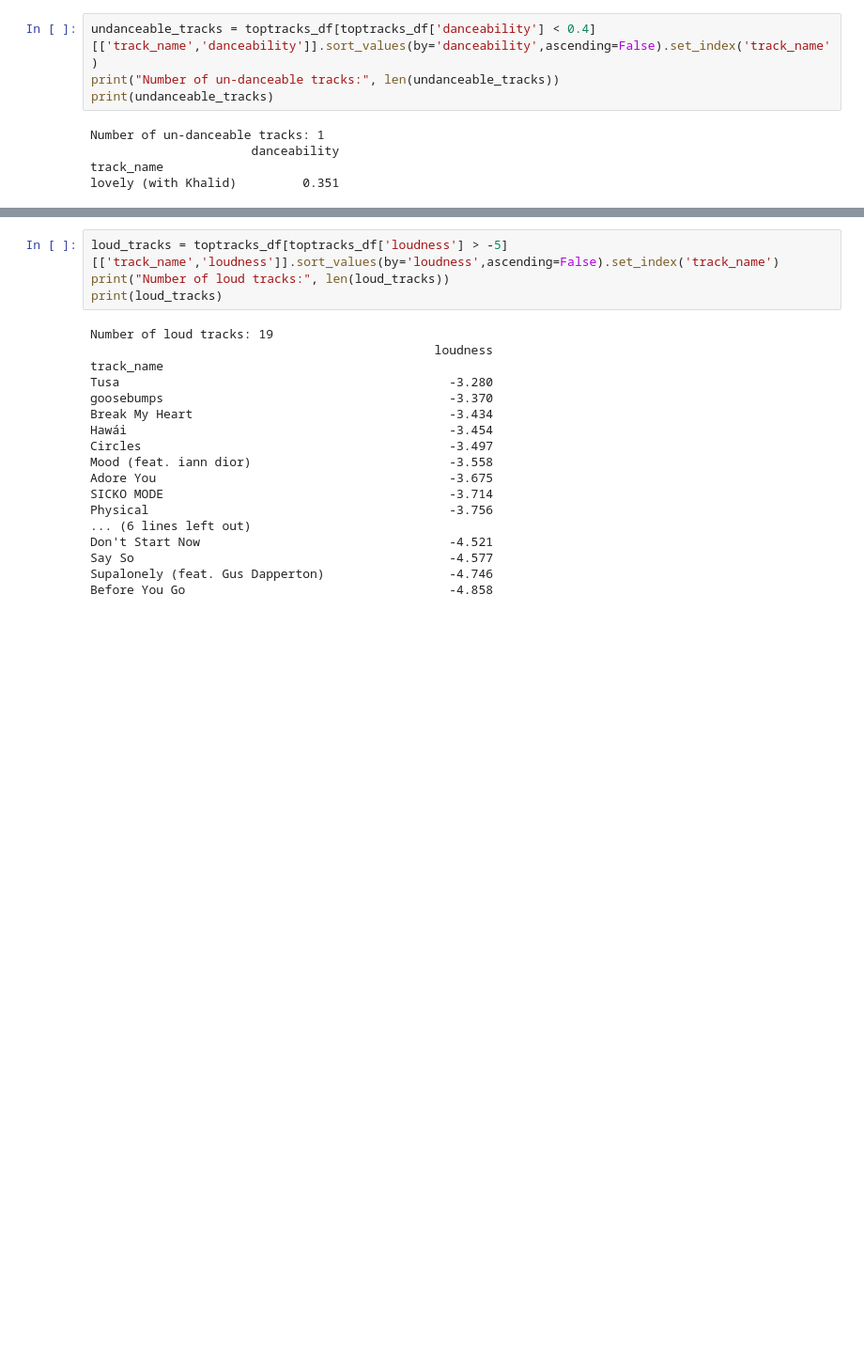
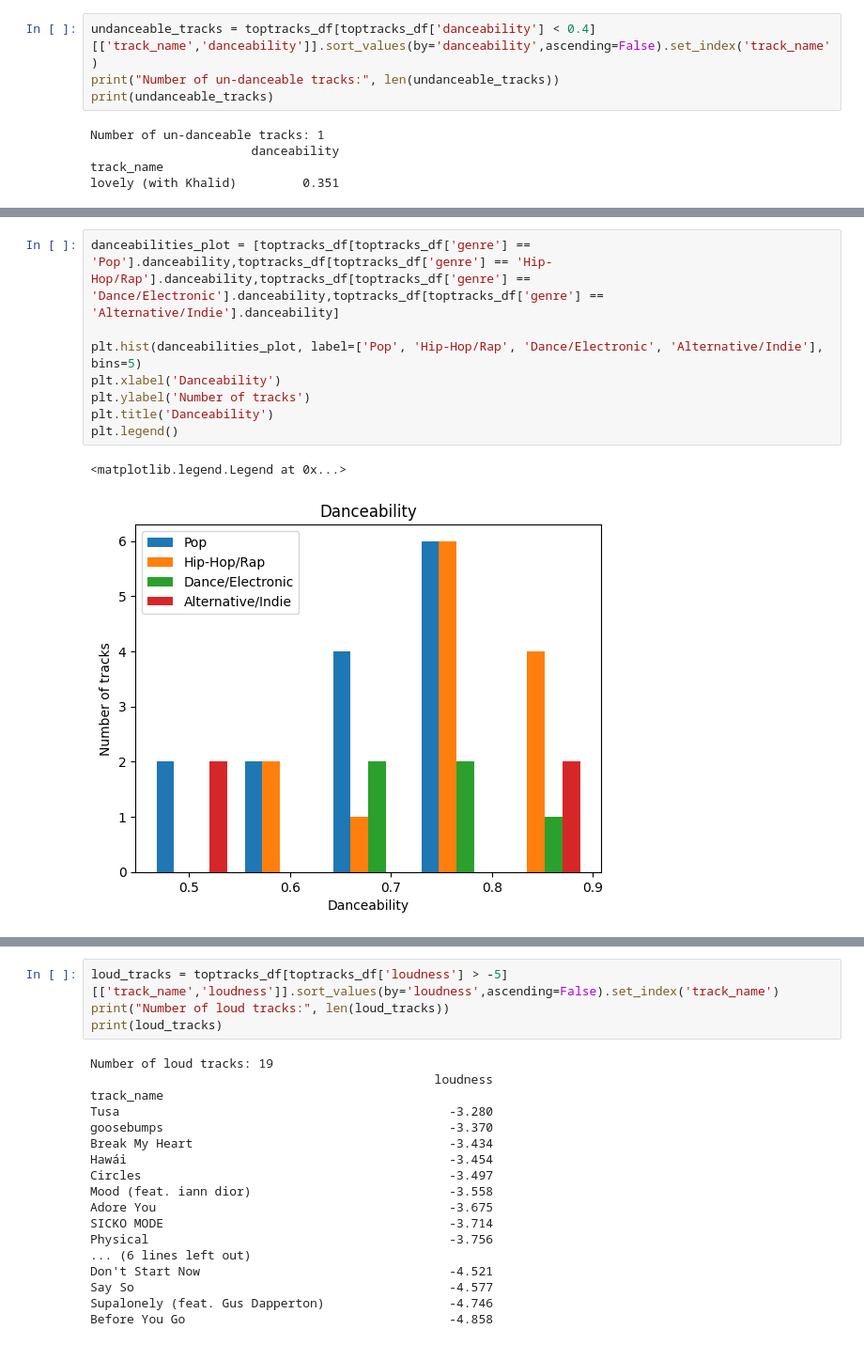
Before and after one commit to lydiacg/spotify_eda, a Jupyter notebook: spotifytoptracks_eda.ipynb, the cells around one changed output, grey strips where cells are left out. Shown: that part at 94% size. Cells and saved outputs as stored; diff of their text form; blank space fills up the shorter version.

```diff
--- a/spotifytoptracks_eda.ipynb
+++ b/spotifytoptracks_eda.ipynb
@@ -284,0 +441,11 @@ lovely (with Khalid)         0.351
+# %%
+danceabilities_plot = [toptracks_df[toptracks_df['genre'] == 'Pop'].danceability,toptracks_df[toptracks_df['genre'] == 'Hip-Hop/Rap'].danceability,toptracks_df[toptracks_df['genre'] == 'Dance/Electronic'].danceability,toptracks_df[toptracks_df['genre'] == 'Alternative/Indie'].danceability]
+
+plt.hist(danceabilities_plot, label=['Pop', 'Hip-Hop/Rap', 'Dance/Electronic', 'Alternative/Indie'], bins=5)
+plt.xlabel('Danceability')
+plt.ylabel('Number of tracks')
+plt.title('Danceability')
+plt.legend()
+# %% [output]
+<matplotlib.legend.Legend at 0x...>
+[figure, added]
```
Also changed, not shown: parts of 104 cells of this notebook.
